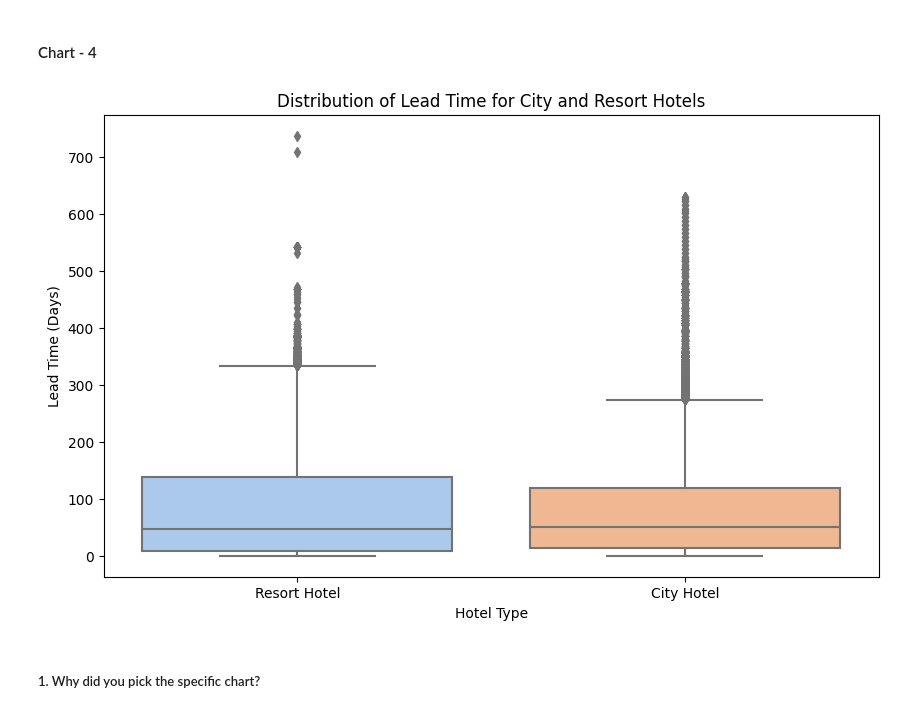
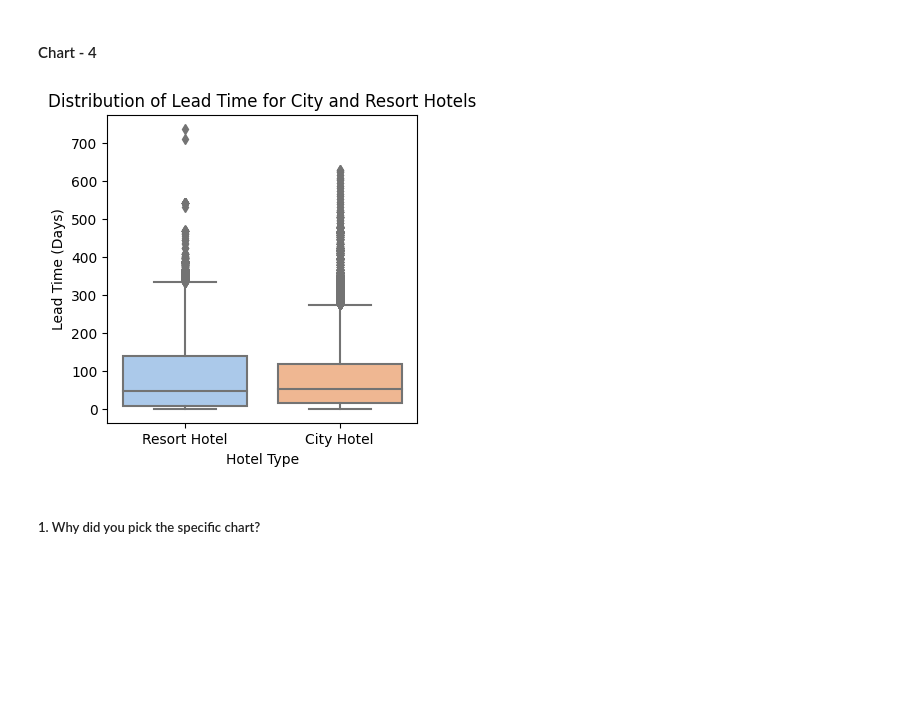
Before and after one commit to Sonall2023/Capstone_EDA_Hotel_booking, a Jupyter notebook: Final_Hotel_Booking_Analysis.ipynb, the cells around one changed output. Drawn from its saved outputs; the diff is of its cells as text; code cells hidden in the pictures; blank space fills up the shorter version.

```diff
--- a/Final_Hotel_Booking_Analysis.ipynb
+++ b/Final_Hotel_Booking_Analysis.ipynb
@@ -601,18 +575,16 @@ Are there any insights that lead to negative growth? Justify with specific reaso
 # %%
 # Chart - 4 visualization code
 #distribution of lead time for both hotel types
-
 lead_time_data = Hotel_df[['hotel', 'lead_time']]
-
 # Plotting the distribution of lead time for each hotel type
-plt.figure(figsize=(10, 6))
+plt.figure(figsize=(4,4))
 sns.boxplot(x='hotel', y='lead_time', data=lead_time_data, palette='pastel')
 plt.xlabel('Hotel Type')
 plt.ylabel('Lead Time (Days)')
 plt.title('Distribution of Lead Time for City and Resort Hotels')
 plt.show()
 # %% [output]
-[figure, old version]
+[figure, new version]
 # %% [markdown]
 ##### 1. Why did you pick the specific chart?
 # %% [markdown]
```
Also changed, not shown: parts of 25 cells of this notebook.
